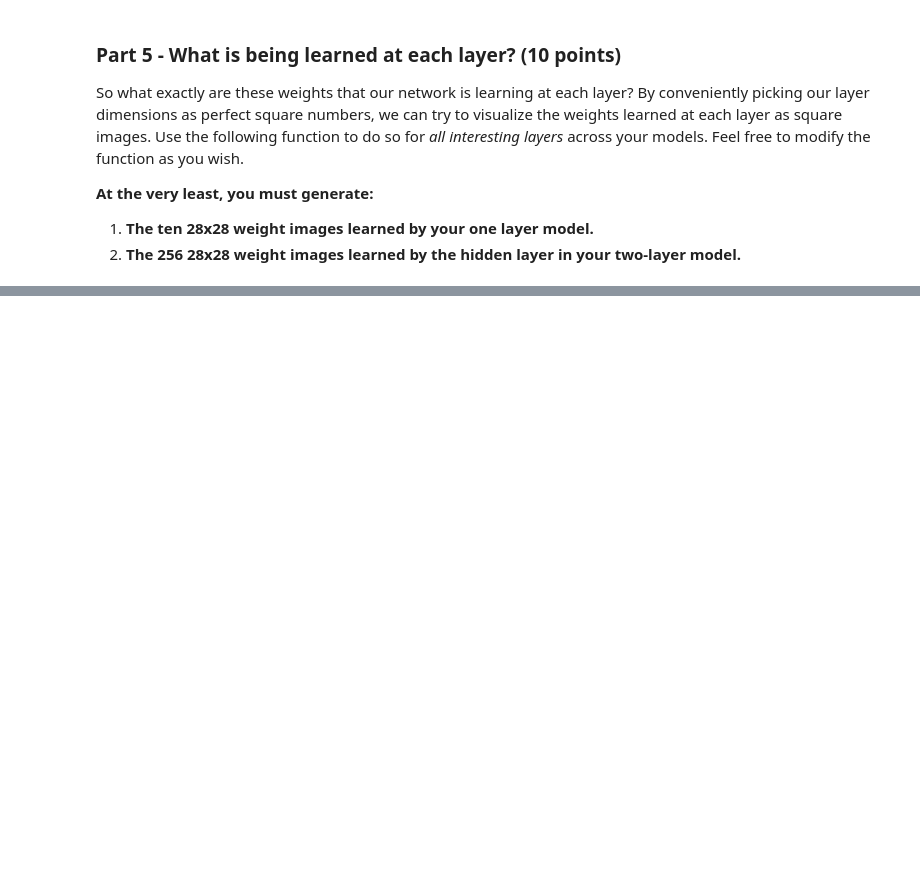
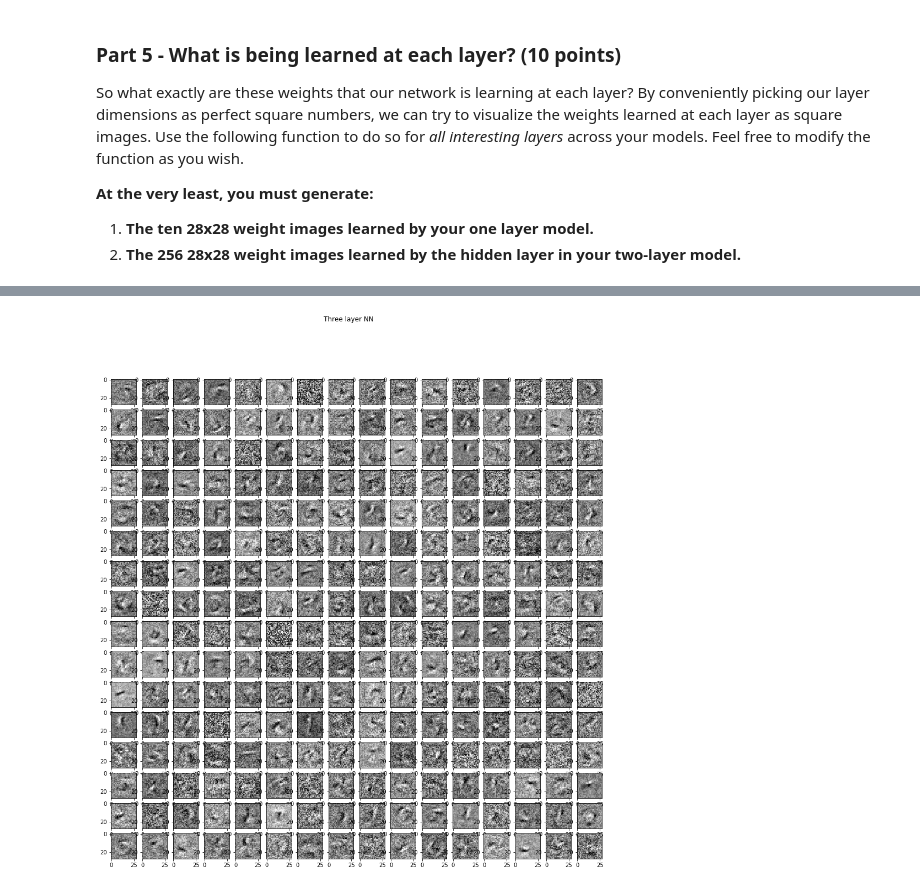
Before and after one commit to yan6pz/AML-Projects, a Jupyter notebook: homework8/HW8.ipynb, the cells around one changed output, grey strips where cells are left out. Cells and saved outputs as stored; diff of their text form; code cells hidden in the pictures; blank space fills up the shorter version.

```diff
--- a/homework8/HW8.ipynb
+++ b/homework8/HW8.ipynb
@@ -432,15 +421,14 @@ class TwoLayerModel(nn.Module):
         super(TwoLayerModel, self).__init__()
         self.input_dim = input_dim
         self.relu = nn.ReLU(inplace=True)
-        self.conv1 = nn.Conv2d(1, 20, kernel_size=5)
-        self.flin1 = nn.Linear(input_dim, 50)
-        self.flin2 = nn.Linear(50, output_dim)
+        #self.conv1 = nn.Conv2d(1, 20, kernel_size=5)
+        self.flin1 = nn.Linear(input_dim, 256)
+        self.flin2 = nn.Linear(256, output_dim)
 
     def forward(self, x):
-        x = self.relu(F.max_pool2d(self.conv1(x), 2))
+        #x = self.relu(F.max_pool2d(self.conv1(x), 2))
         x = x.view(-1, self.input_dim)
         x = self.relu(self.flin1(x))
-        x = F.dropout(x, training=self.training)
         x = self.flin2(x)
         return x
 # %% [markdown]
@@ -451,7 +439,7 @@ class TwoLayerModel(nn.Module):
 * **Create a `SummaryWriter` object that will be responsible for logging our training progress into a directory called `logs/expt2` (Or whatever you wish your top-level directory to be called, just make sure the subdirectory is different from your previous SummaryWriter).**
 # %%
 
-model2 = TwoLayerModel(12*12*20, 10, 2)
+model2 = TwoLayerModel(1*28*28, 10, 2)
 learning_rate=0.01
 # Loss and optimizer
 loss2 = nn.CrossEntropyLoss()
@@ -472,7 +460,7 @@ examples = enumerate(test_loader)
 batch_idx, (example_data, example_targets) = next(examples)
 print(example_data.shape)
 
-train(model2, train_loader, test_loader, loss2, optimizer2, 3, writer2)
+train(model2, train_loader, test_loader, loss2, optimizer2, 15, writer2)
 # %% [output]
 torch.Size([500, 1, 28, 28])
 
@@ -529,0 +523,4 @@ def visualize_layer_weights(model, layer_idx, num_images, image_dim, title):
+# %%
+visualize_layer_weights(model2, 0,256,28,'Three layer NN')
+# %% [output]
+[figure, added]
```
Also changed, not shown: parts of 12 cells of this notebook, 7 other files.
